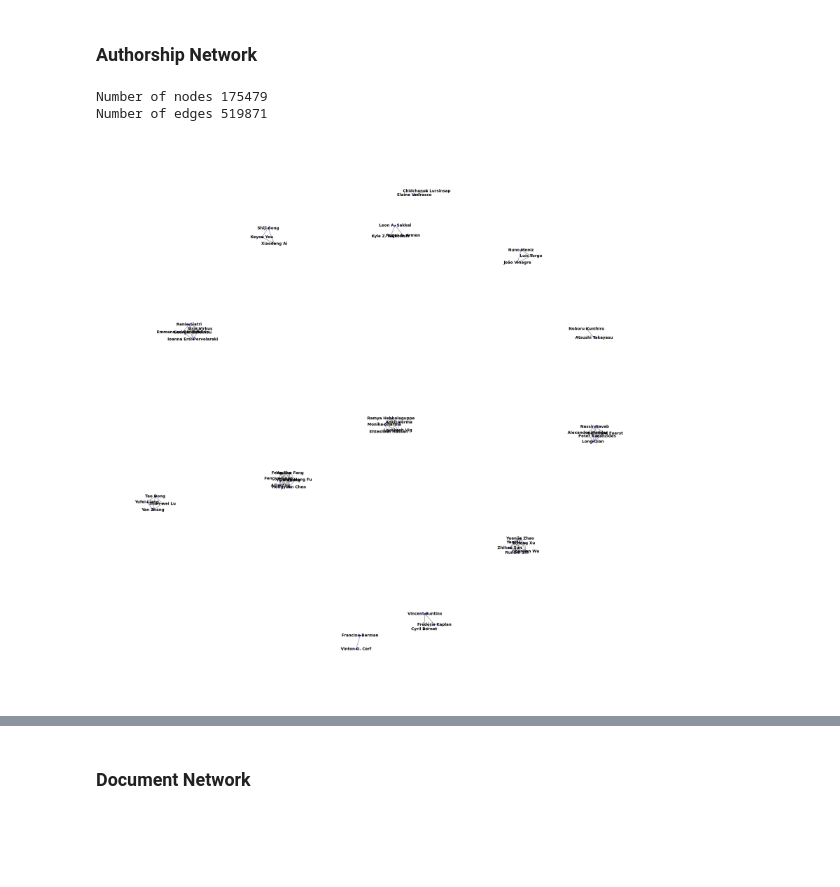
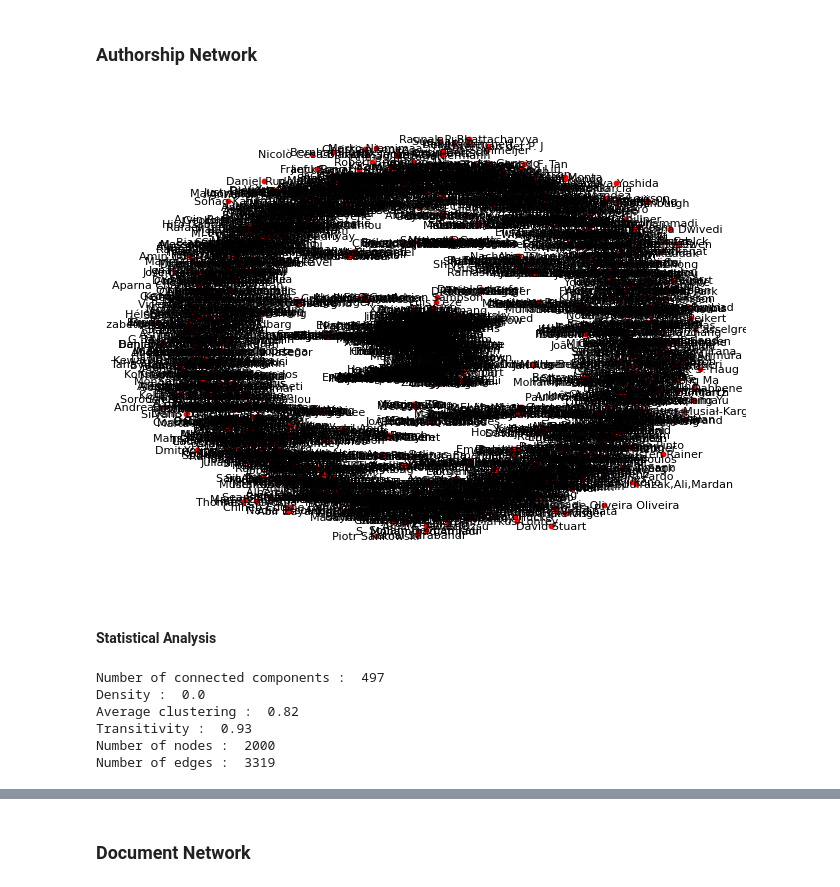
Before and after one commit to FeckNeck/Network-Analysis-for-Information-Retrieval, a Jupyter notebook: index.ipynb, the cells around one changed output, grey strips where cells are left out. Cells and saved outputs as stored; diff of their text form; code cells hidden in the pictures; blank space fills up the shorter version.

```diff
--- a/index.ipynb
+++ b/index.ipynb
@@ -61,32 +69,49 @@ Name: count, Length: 178268, dtype: int64
 [figure]
 # %% [markdown]
 ## Networks
+# %%
+import mpld3
+import itertools
+import networkx as nx
+import matplotlib.pyplot as plt
+
+NB_NODES = 2000
 # %% [markdown]
 ### Authorship Network
-# %%
-# create a network of authors
-import networkx as nx
-import matplotlib.pyplot as plt
-
-G = nx.Graph()
-for index, row in corpus.iterrows():
-    authors = row['authors']
-    if type(authors) == list:
-        if len(authors) > 1:
-            for i in range(0, len(authors)):
-                for j in range(i+1, len(authors)):
-                    G.add_edge(authors[i], authors[j])
-
-print("Number of nodes", G.number_of_nodes())
-print("Number of edges", G.number_of_edges())
-
-nodes = list(G.nodes)[0:50]
-subgraph = G.subgraph(nodes)
-plt.figure(figsize=(20, 20))
-pos = nx.spring_layout(subgraph)
-nx.draw(subgraph, pos, node_size=10, node_color='blue', with_labels=True, font_size=10, font_color='black', font_weight='bold', edge_color='gray')
-plt.show()
-# %% [output]
-Number of nodes 175479
-Number of edges 519871
-[figure, removed]
+# %%
+mpld3.enable_notebook()
+
+G = nx.Graph()
+
+for authors_list in corpus['authors']:
+    G.add_nodes_from(authors_list)
+    G.add_edges_from(itertools.combinations(authors_list, 2))
+
+nodes_to_keep = list(G.nodes())[:NB_NODES]
+G_filtered = G.subgraph(nodes_to_keep)
+
+pos = nx.spring_layout(G_filtered)
+nx.draw(G_filtered, pos, with_labels=True, node_size=10, node_color='red', font_size=8)
+
+import matplotlib.pyplot as plt
+plt.show()
+
+mpld3.disable_notebook()
+# %% [output]
+[figure, added]
+# %% [markdown]
+#### Statistical Analysis
+# %%
+print("Number of connected components : ", nx.number_connected_components(G_filtered))
+print("Density : ", round(nx.density(G_filtered), 2))
+print("Average clustering : ", round(nx.average_clustering(G_filtered), 2))
+print("Transitivity : ", round(nx.transitivity(G_filtered), 2))
+print("Number of nodes : ", G_filtered.number_of_nodes())
+print("Number of edges : ", G_filtered.number_of_edges())
+# %% [output]
+Number of connected components :  497
+Density :  0.0
+Average clustering :  0.82
+Transitivity :  0.93
+Number of nodes :  2000
+Number of edges :  3319
```
Also changed, not shown: parts of 36 cells of this notebook, 1 other file.
